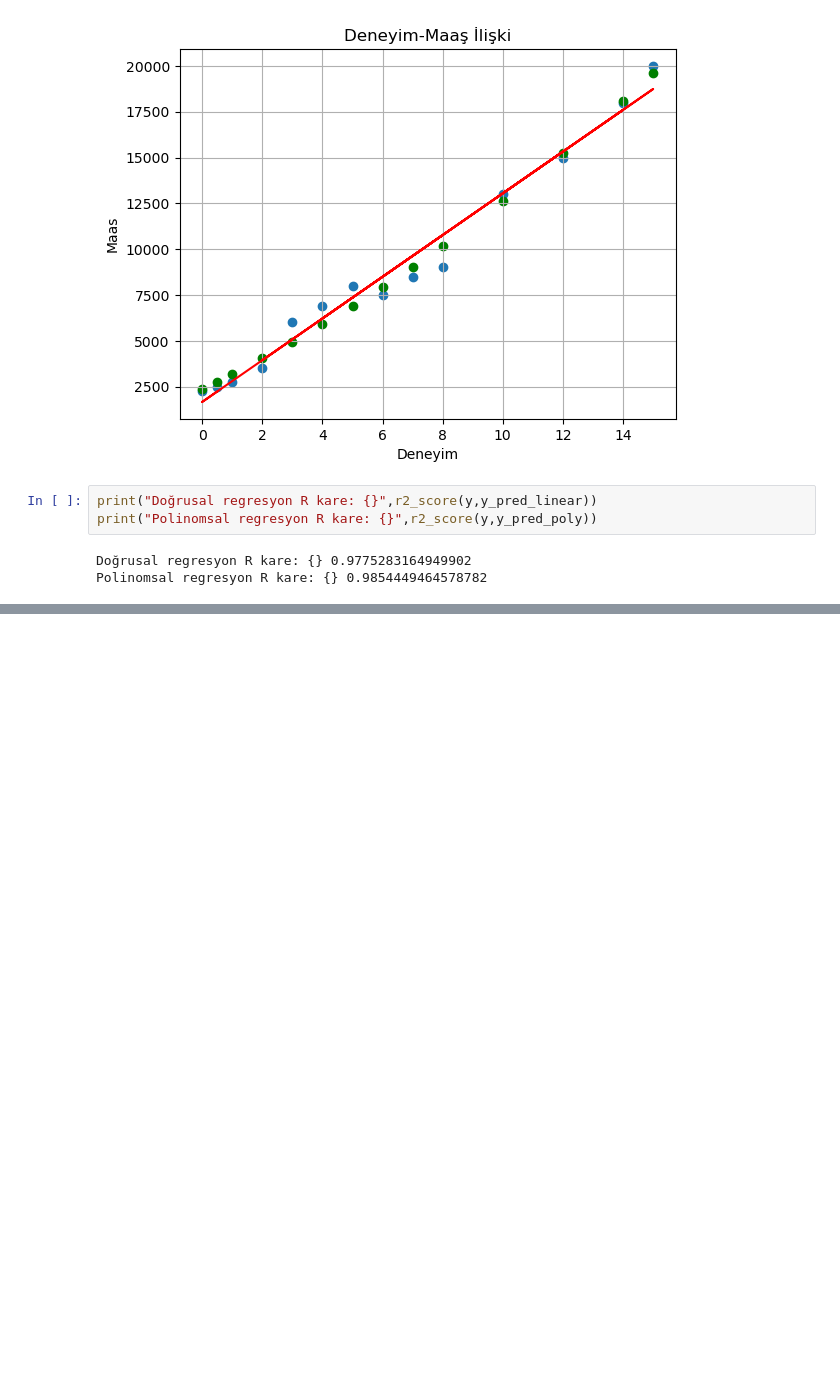
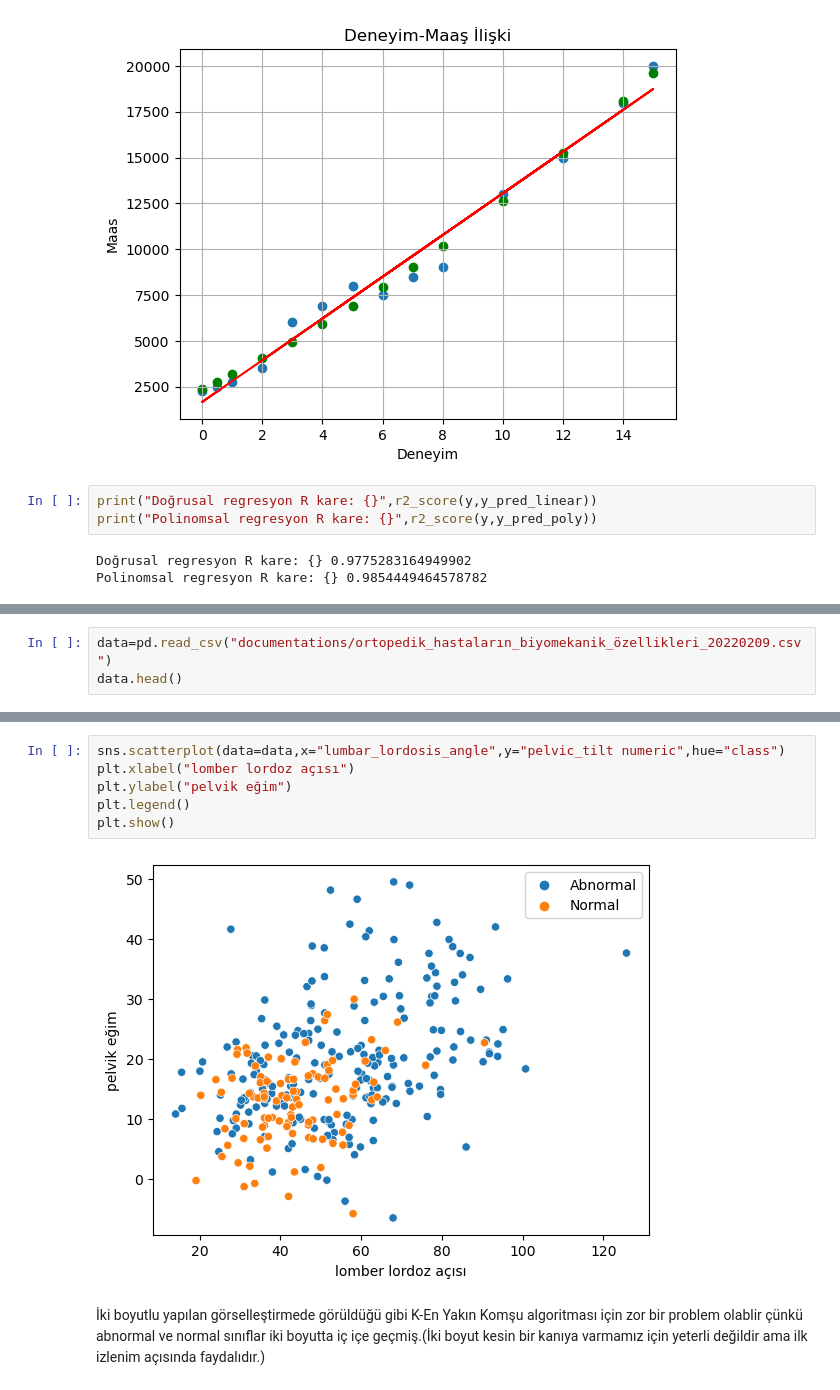
Before and after one commit to ErtugrulDay/Data-Analysis, a Jupyter notebook: 2yapay_zeka.ipynb, the cells around one changed output, grey strips where cells are left out. Saved outputs shown, nothing was run; the diff lists cells and outputs as text; blank space fills up the shorter version.

```diff
--- a/2yapay_zeka.ipynb
+++ b/2yapay_zeka.ipynb
@@ -317,0 +442,3 @@ Polinomsal regresyon R kare: {} 0.9854449464578782
+# %%
+data=pd.read_csv("documentations/ortopedik_hastaların_biyomekanik_özellikleri_20220209.csv")
+data.head()
@@ -317,0 +452,10 @@ Polinomsal regresyon R kare: {} 0.9854449464578782
+# %%
+sns.scatterplot(data=data,x="lumbar_lordosis_angle",y="pelvic_tilt numeric",hue="class")
+plt.xlabel("lomber lordoz açısı")
+plt.ylabel("pelvik eğim")
+plt.legend()
+plt.show()
+# %% [output]
+[figure, added]
+# %% [markdown]
+İki boyutlu yapılan görselleştirmede görüldüğü gibi K-En Yakın Komşu algoritması için zor bir problem olablir çünkü abnormal ve normal sınıflar iki boyutta iç içe geçmiş.(İki boyut kesin bir kanıya varmamız için yeterli değildir ama ilk izlenim açısında faydalıdır.)
```
Also changed, not shown: parts of 21 cells of this notebook, 1 other file.
